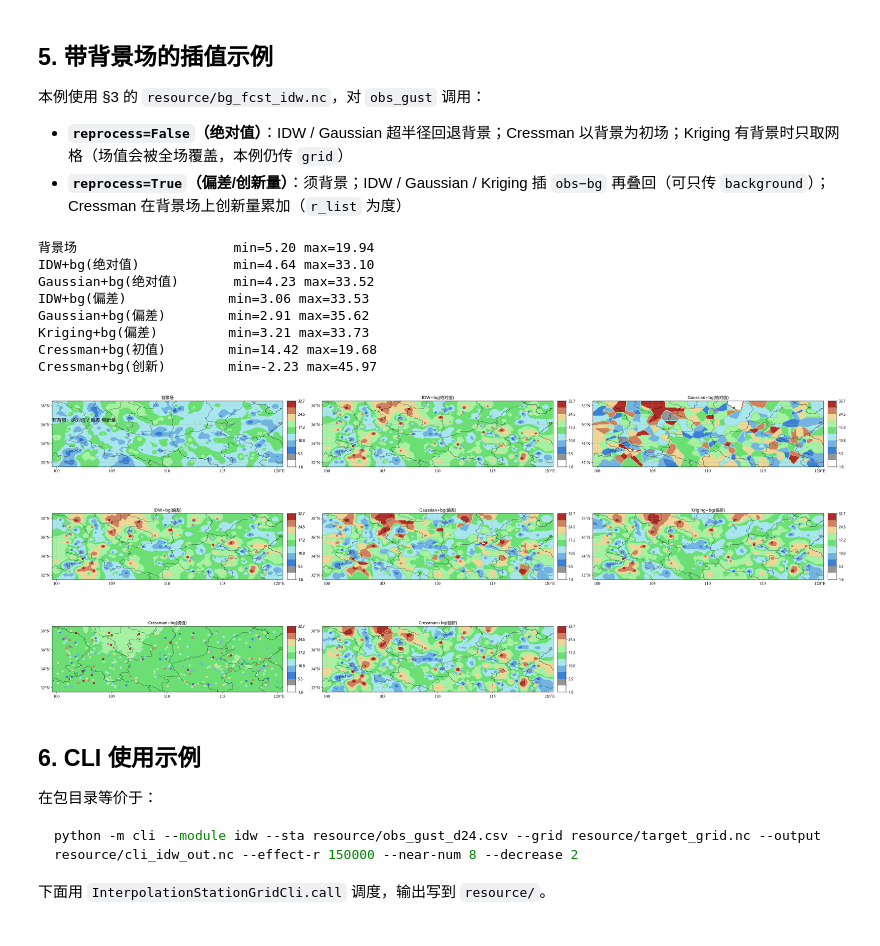
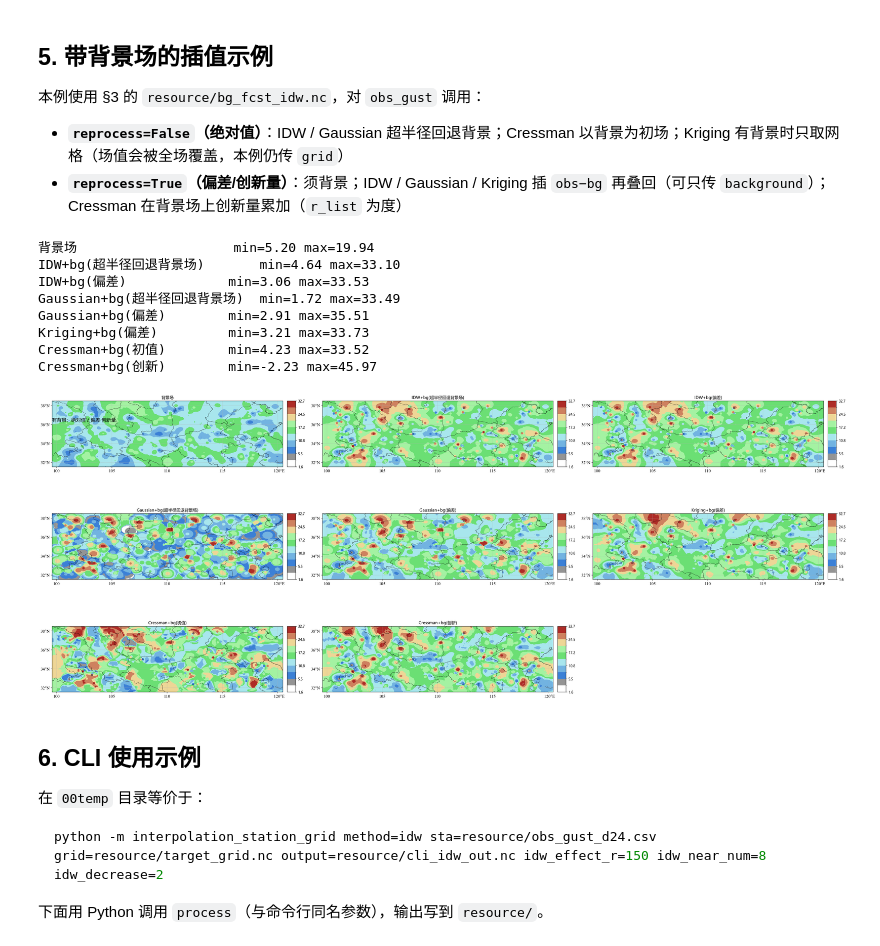
Before and after one commit to HerADCalciummilk/test, a Jupyter notebook: 00temp/interpolation_station_grid/nbs/interpolation_station_grid_说明.ipynb, the cells around one changed output. Drawn from its saved outputs; the diff is of its cells as text; code cells hidden in the pictures.

````diff
--- a/00temp/interpolation_station_grid/nbs/interpolation_station_grid_说明.ipynb
+++ b/00temp/interpolation_station_grid/nbs/interpolation_station_grid_说明.ipynb
@@ -227,7 +234,7 @@ plot_interp(grd_sg, "InterpSg(method=idw)")
 默认绝对值 IDW；无背景时超 `effectR` 填 0。也可写成 `InterpSg(method="idw", ...)`。
 # %%
 grd_idw = InterpSgIdw(
-    effectR=150000, nearNum=8, decrease=2, reprocess=False
+    effectR=150, nearNum=8, decrease=2, reprocess=False
 ).process(obs, tgt_grid)
 print(grd_idw)
 plot_interp(grd_idw, "InterpSgIdw")
@@ -256,7 +263,7 @@ array([[[[[[15.132091 , 14.435649 , 14.339102 , ..., 12.1301985,
 `effectR` 作高斯半径；权重为 `1/d^decrease * exp(-(d/effectR)^2)`。仍为绝对值路径。
 # %%
 grd_idw_g = InterpSgIdw(
-    effectR=80000, nearNum=8, decrease=2, gaussian=True, reprocess=False
+    effectR=80, nearNum=8, decrease=2, gaussian=True, reprocess=False
 ).process(obs, tgt_grid)
 print(grd_idw_g)
 plot_interp(grd_idw_g, "InterpSgIdw × Gaussian")
@@ -284,7 +291,7 @@ array([[[[[[15.132041 , 14.435607 , 14.339063 , ..., 12.130142 ,
 
 默认绝对值；无背景时 `d > halfR` 填 0。
 # %%
-grd_gauss = InterpSgGaussian(halfR=80000, reprocess=False).process(obs, tgt_grid)
+grd_gauss = InterpSgGaussian(halfR=80, reprocess=False).process(obs, tgt_grid)
 print(grd_gauss)
 plot_interp(grd_gauss, "InterpSgGaussian")
 # %% [output]
@@ -342,6 +349,6 @@ array([[[[[[17.005768 , 16.501583 , 15.962619 , ..., 10.510852 ,
 # %%
 grd_cress = InterpSgCressman(
-    r_list=[200000, 100000, 50000], nearNum=40, reprocess=False
+    r_list=[200, 100, 50], nearNum=40, reprocess=False
 ).process(obs, tgt_grid)
 print(grd_cress)
 plot_interp(grd_cress, "InterpSgCressman")
@@ -420,23 +427,23 @@ compare clevs = [ 1.6  3.4  5.5  8.  10.8 13.9 17.2 20.8 24.5 28.5 32.7]
 # 有背景对比：含背景场子图（不叠站）+ 各方法插值结果（add_scatter 叠实况）
 with_bg = {
     "背景场": bg,
-    "IDW+bg(绝对值)": InterpSgIdw(
-        effectR=150000, nearNum=8, decrease=2, outer_value=0.0, reprocess=False
-    ).process(obs, tgt_grid, background=bg),
-    "Gaussian+bg(绝对值)": InterpSgGaussian(
-        halfR=80000, outer_value=0.0, reprocess=False
+    "IDW+bg(超半径回退背景场)": InterpSgIdw(
+        effectR=150, nearNum=8, decrease=2, outer_value=0.0, reprocess=False
     ).process(obs, tgt_grid, background=bg),
     "IDW+bg(偏差)": InterpSgIdw(
-        effectR=150000, nearNum=8, decrease=2, outer_value=0.0, reprocess=True
+        effectR=150, nearNum=8, decrease=2, outer_value=0.0, reprocess=True
     ).process(obs, background=bg),
+    "Gaussian+bg(超半径回退背景场)": InterpSgGaussian(
+        halfR=80, outer_value=0.0, reprocess=False
+    ).process(obs, tgt_grid, background=bg),
     "Gaussian+bg(偏差)": InterpSgGaussian(
-        halfR=80000, outer_value=0.0, reprocess=True
+        halfR=80, outer_value=0.0, reprocess=True
     ).process(obs, background=bg),
     "Kriging+bg(偏差)": InterpSgKriging(
         model="spherical", nearNum=12, outer_value=0.0, reprocess=True
     ).process(obs, background=bg),
     "Cressman+bg(初值)": InterpSgCressman(
-        r_list=[200000, 100000, 50000], nearNum=40, outer_value=0.0, reprocess=False
+        r_list=[200, 100, 50], nearNum=40, outer_value=0.0, reprocess=False
     ).process(obs, tgt_grid, background=bg),
     "Cressman+bg(创新)": InterpSgCressman(
         r_list=[1.0, 0.8, 0.6, 0.4], nearNum=40, reprocess=True
@@ -462,46 +469,46 @@ if len(CLEVS_BG) > 12:
     CMAP_BG, CLEVS_BG = def_cmap_clevs(
         cmap=cmap_all, clevs=CLEVS_BG, vmin=CLEVS_BG[0], vmax=CLEVS_BG[-1], cut_colorbar=True
     )
     CLEVS_BG = np.asarray(CLEVS_BG, dtype=float)
 
 titles = list(with_bg.keys())
 n, ncol = len(titles), 3
 axs = meb.creat_axs(
     n, MAP_EXTEND, ncol=ncol, width=11.5 * ncol, dpi=120,
     title_list=titles, wspace=1.6,
     sup_title="有背景：绝对值 / 偏差·创新量", sup_fontsize=14,
 )
 loosen_row_gap(axs, ncol, gap=0.08)
 for i, name in enumerate(titles):
     meb.add_contourf(
         axs[i], with_bg[name], cmap=CMAP_BG, clevs=CLEVS_BG,
         add_colorbar=True, title=name, title_fontsize=12,
     )
     if name != "背景场":
         meb.add_scatter(
             axs[i], obs, cmap=CMAP_BG, clevs=CLEVS_BG,
             point_size=32, add_colorbar=False,
             title=name, title_fontsize=12,
         )
 plt.show()
 # %% [output]
 背景场                    min=5.20 max=19.94
-IDW+bg(绝对值)            min=4.64 max=33.10
-Gaussian+bg(绝对值)       min=4.23 max=33.52
+IDW+bg(超半径回退背景场)       min=4.64 max=33.10
 IDW+bg(偏差)             min=3.06 max=33.53
-Gaussian+bg(偏差)        min=2.91 max=35.62
+Gaussian+bg(超半径回退背景场)  min=1.72 max=33.49
+Gaussian+bg(偏差)        min=2.91 max=35.51
 Kriging+bg(偏差)         min=3.21 max=33.73
-Cressman+bg(初值)        min=14.42 max=19.68
+Cressman+bg(初值)        min=4.23 max=33.52
 Cressman+bg(创新)        min=-2.23 max=45.97
-[figure, old version]
+[figure, new version]
 # %% [markdown]
 ## 6. CLI 使用示例
 
-在包目录等价于：
+在 `00temp` 目录等价于：
 
 ```bash
-python -m cli --module idw --sta resource/obs_gust_d24.csv --grid resource/target_grid.nc --output resource/cli_idw_out.nc --effect-r 150000 --near-num 8 --decrease 2
+python -m interpolation_station_grid method=idw sta=resource/obs_gust_d24.csv grid=resource/target_grid.nc output=resource/cli_idw_out.nc idw_effect_r=150 idw_near_num=8 idw_decrease=2
 ```
 
-下面用 `InterpolationStationGridCli.call` 调度，输出写到 `resource/`。
+下面用 Python 调用 `process`（与命令行同名参数），输出写到 `resource/`。
 # %%
````
Also changed, not shown: parts of 10 cells of this notebook, 54 other files.
